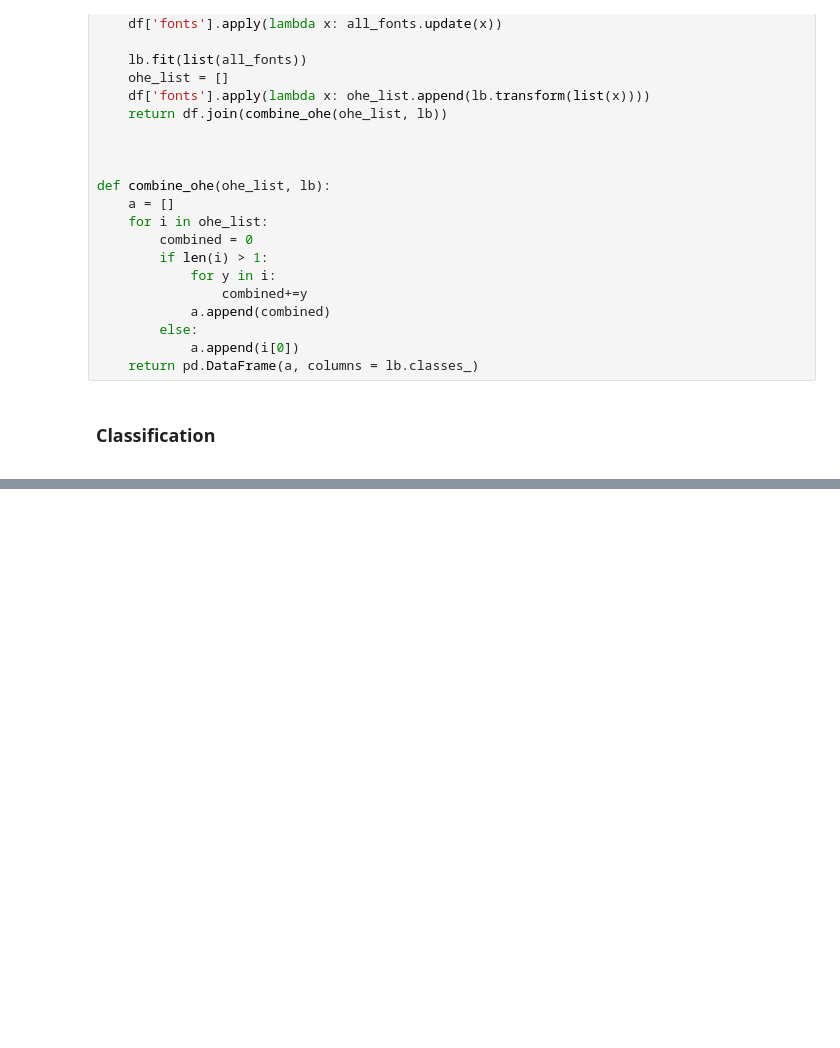
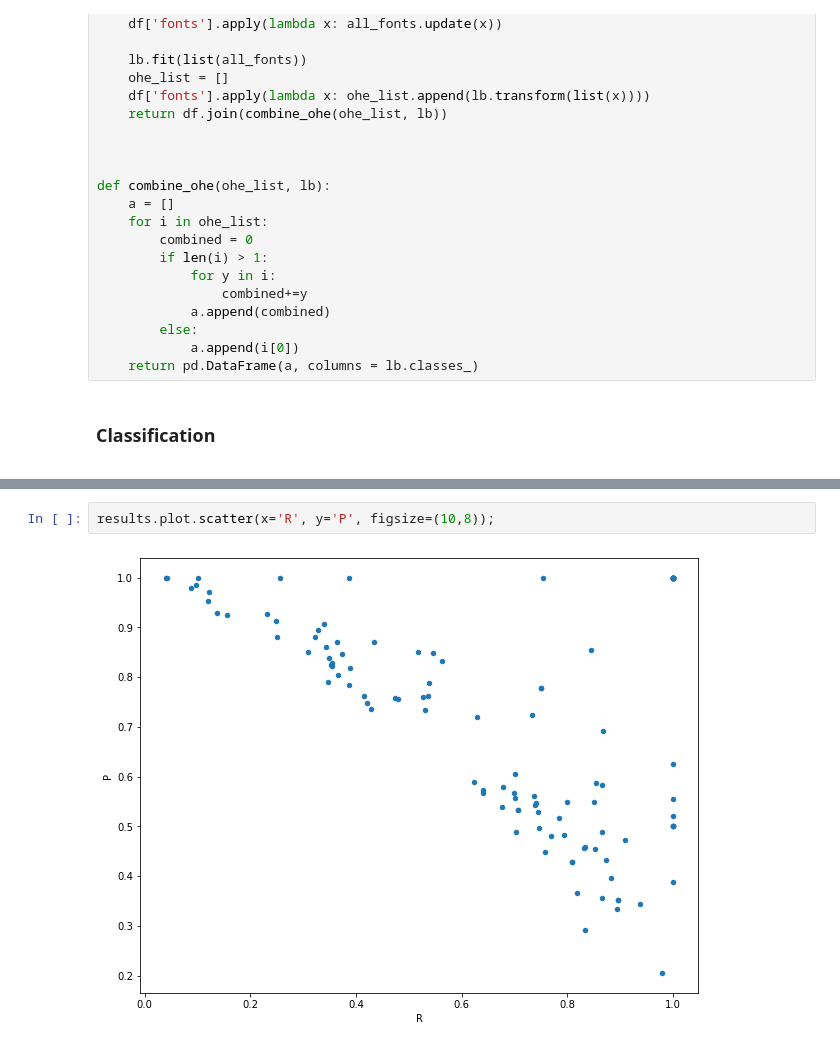
Before and after one commit to stewiemcbacon/thesis-document-splitting, a Jupyter notebook: notebooks/explore_classification.ipynb, the cells around one changed output, grey strips where cells are left out. Saved outputs shown, nothing was run; the diff lists cells and outputs as text; blank space fills up the shorter version.

```diff
--- a/notebooks/explore_classification.ipynb
+++ b/notebooks/explore_classification.ipynb
@@ -287,0 +384,4 @@ array([0.34896885, 0.65103115])
+# %%
+results.plot.scatter(x='R', y='P', figsize=(10,8));
+# %% [output]
+[figure, added]
```
Also changed, not shown: parts of 23 cells of this notebook, 1 other file.
